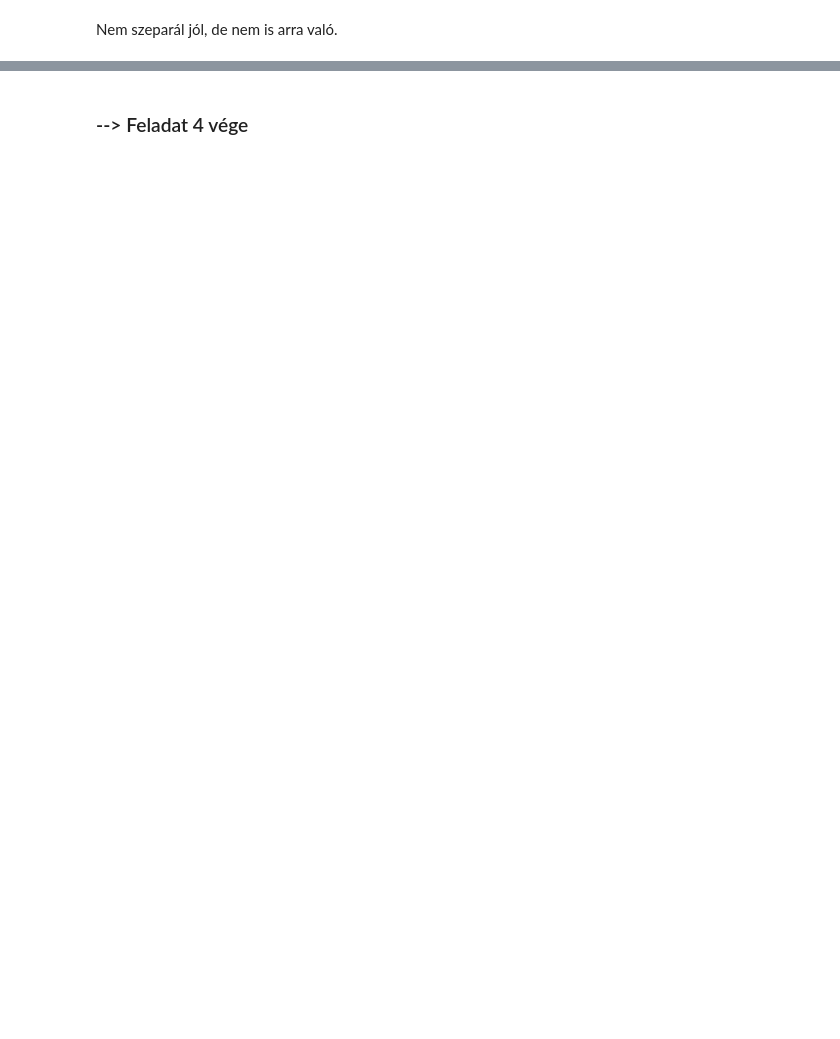
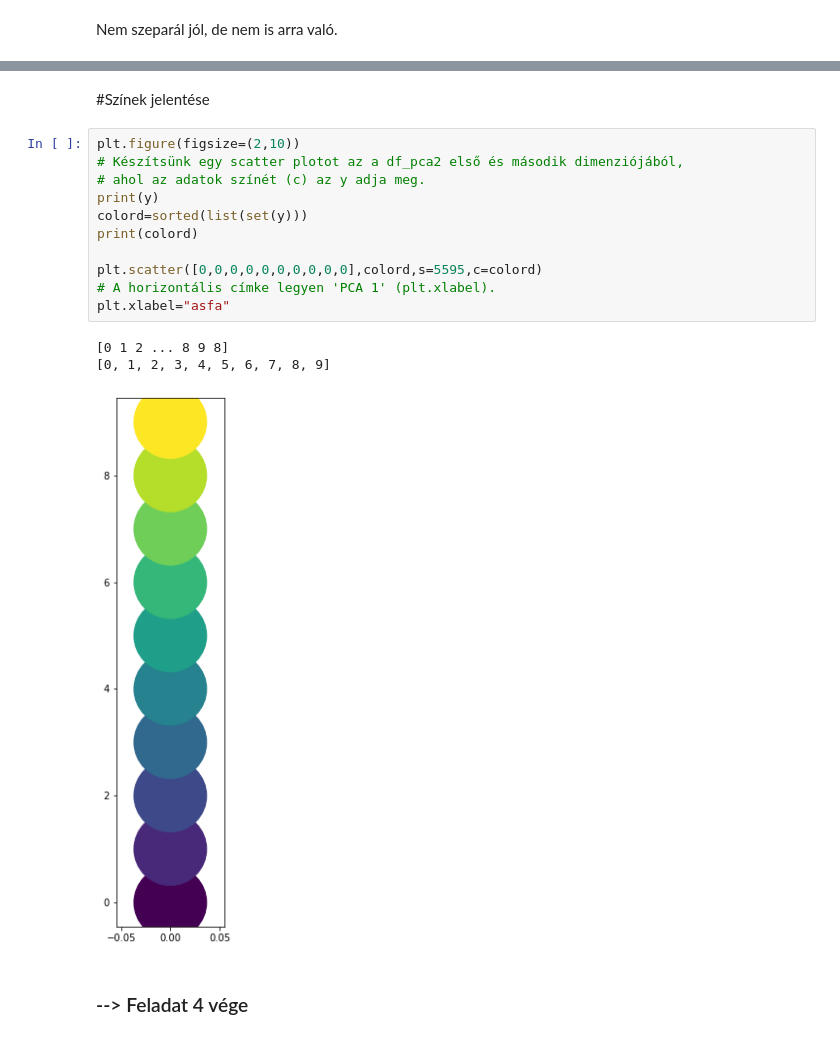
Before and after one commit to sipocz/Colab, a Jupyter notebook: Lineáris_transzformációk_handout.ipynb, the cells around one changed output, grey strips where cells are left out. Drawn from its saved outputs; the diff is of its cells as text; blank space fills up the shorter version.

```diff
--- a/Lineáris_transzformációk_handout.ipynb
+++ b/Lineáris_transzformációk_handout.ipynb
@@ -461,3 +643,20 @@ Nem szeparál jól, de nem is arra való.
+# %% [markdown]
+#Színek jelentése
+# %%
+plt.figure(figsize=(2,10))
+# Készítsünk egy scatter plotot az a df_pca2 első és második dimenziójából,
+# ahol az adatok színét (c) az y adja meg.
+print(y)
+colord=sorted(list(set(y)))
+print(colord)
+
+plt.scatter([0,0,0,0,0,0,0,0,0,0],colord,s=5595,c=colord)
+# A horizontális címke legyen 'PCA 1' (plt.xlabel).
+plt.xlabel="asfa"
+# %% [output]
+[0 1 2 ... 8 9 8]
+[0, 1, 2, 3, 4, 5, 6, 7, 8, 9]
+[figure, added]
 # %% [markdown]
 ### --> Feladat 4 vége
 # %%
```
Also changed, not shown: parts of 18 cells of this notebook.
